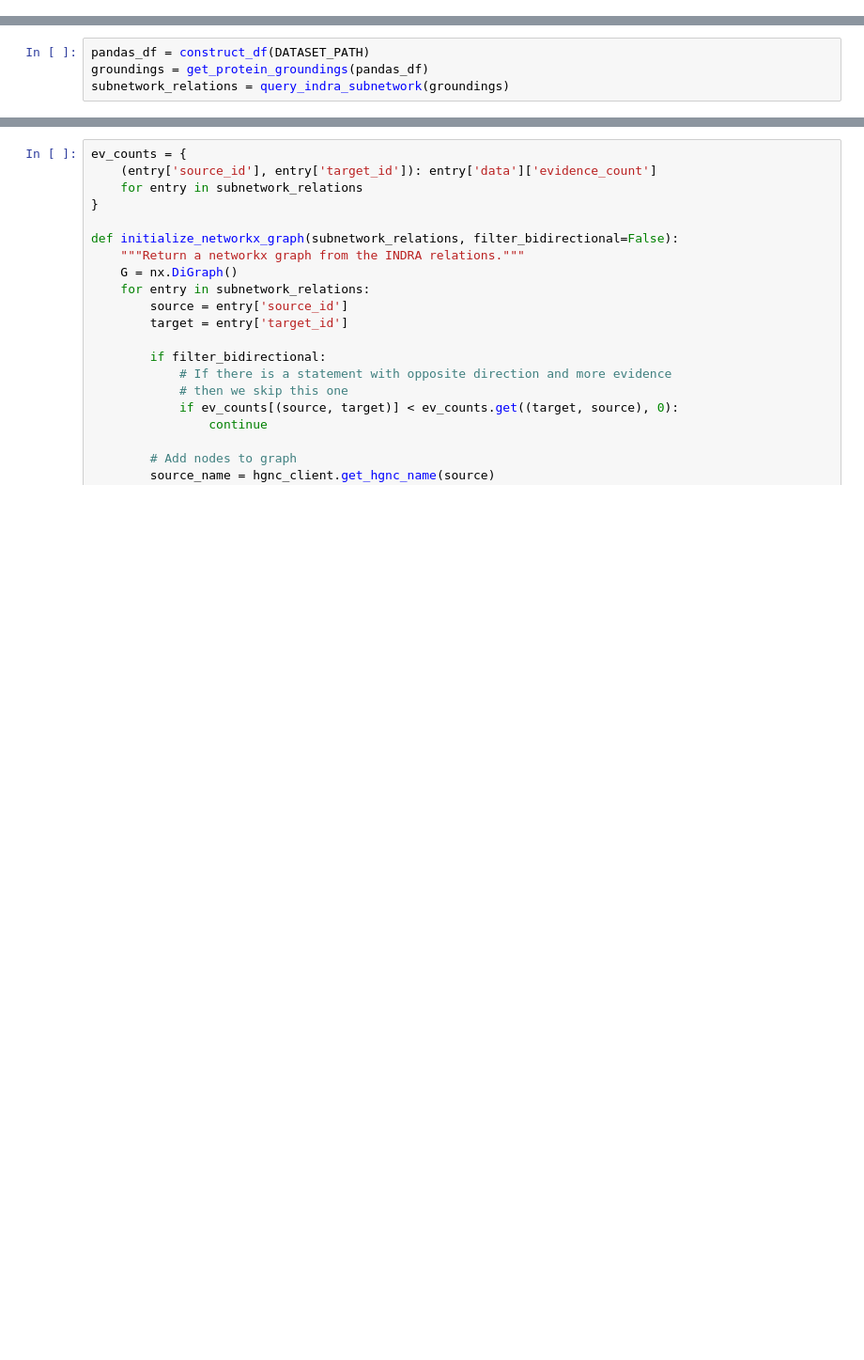
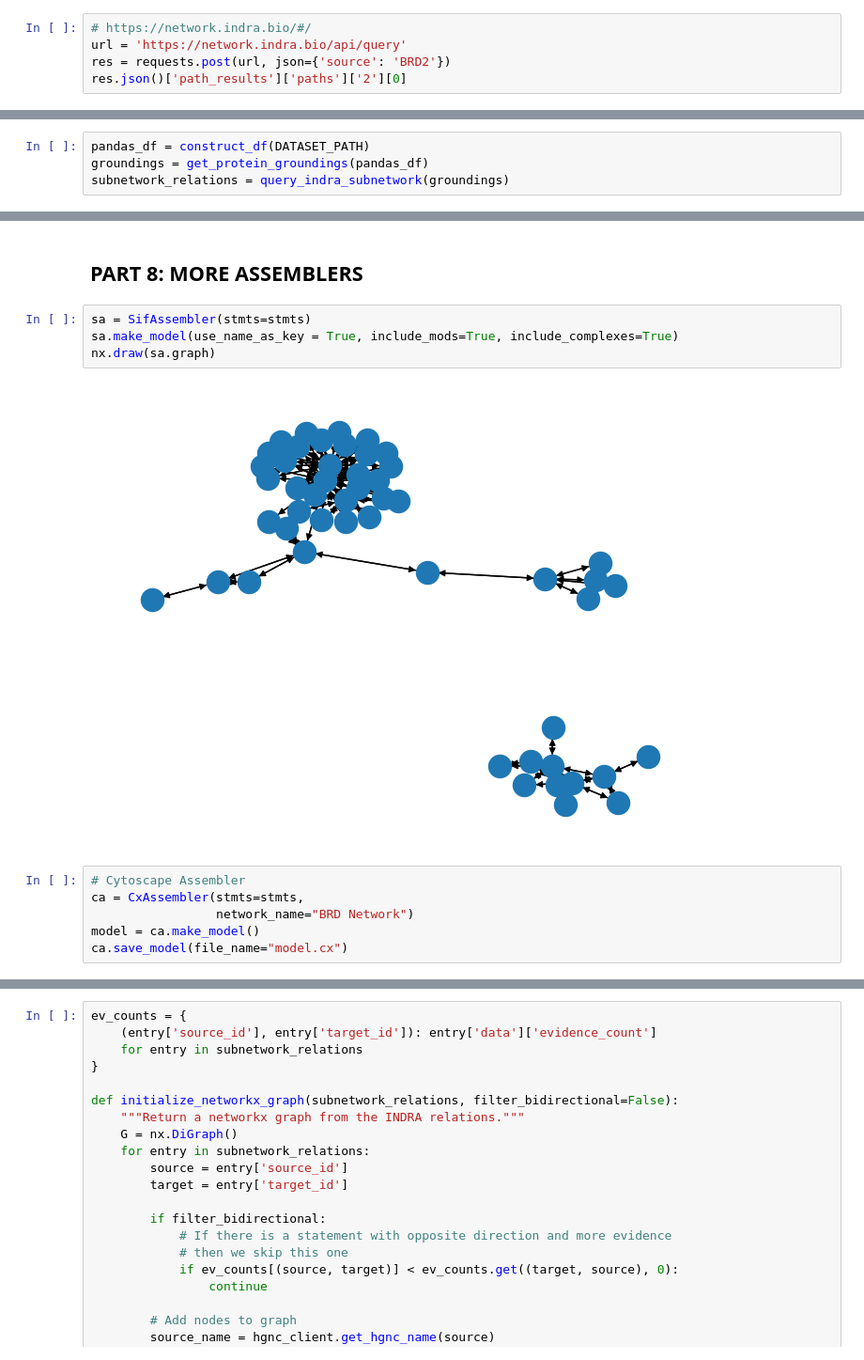
Before and after one commit to gyorilab/indra_may_institute, a Jupyter notebook: main.ipynb, the cells around one changed output, grey strips where cells are left out. Shown at 94% size. Drawn from its saved outputs; the diff is of its cells as text; blank space fills up the shorter version.

```diff
--- a/main.ipynb
+++ b/main.ipynb
@@ -20,0 +347,5 @@ DATASET_PATH = "model.csv" # Set this path yourself
+# %%
+# https://network.indra.bio/#/
+url = 'https://network.indra.bio/api/query'
+res = requests.post(url, json={'source': 'BRD2'})
+res.json()['path_results']['paths']['2'][0]
@@ -82,0 +594,14 @@ subnetwork_relations[4]
+# %% [markdown]
+## PART 8: MORE ASSEMBLERS
+# %%
+sa = SifAssembler(stmts=stmts)
+sa.make_model(use_name_as_key = True, include_mods=True, include_complexes=True)
+nx.draw(sa.graph)
+# %% [output]
+[figure, added]
+# %%
+# Cytoscape Assembler
+ca = CxAssembler(stmts=stmts,
+                 network_name="BRD Network")
+model = ca.make_model()
+ca.save_model(file_name="model.cx")
```
Also changed, not shown: parts of 58 cells of this notebook, 3 other files.
